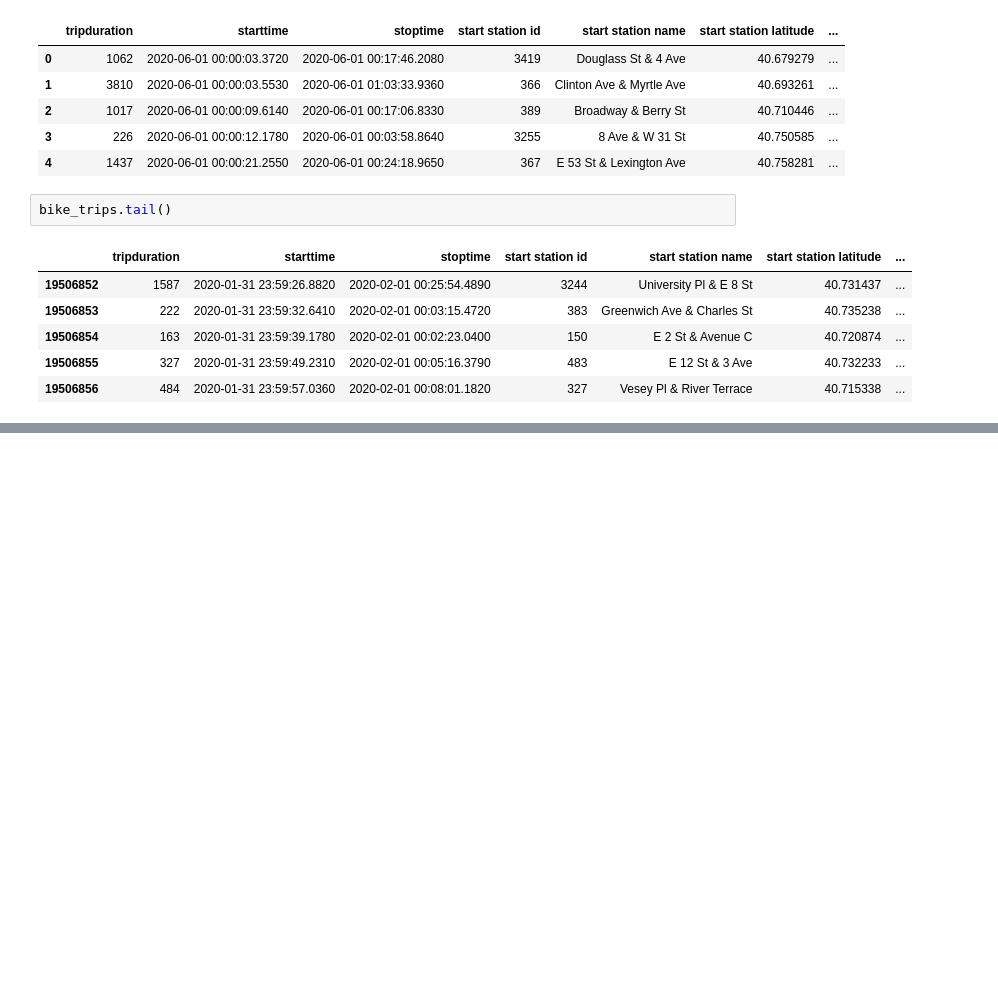
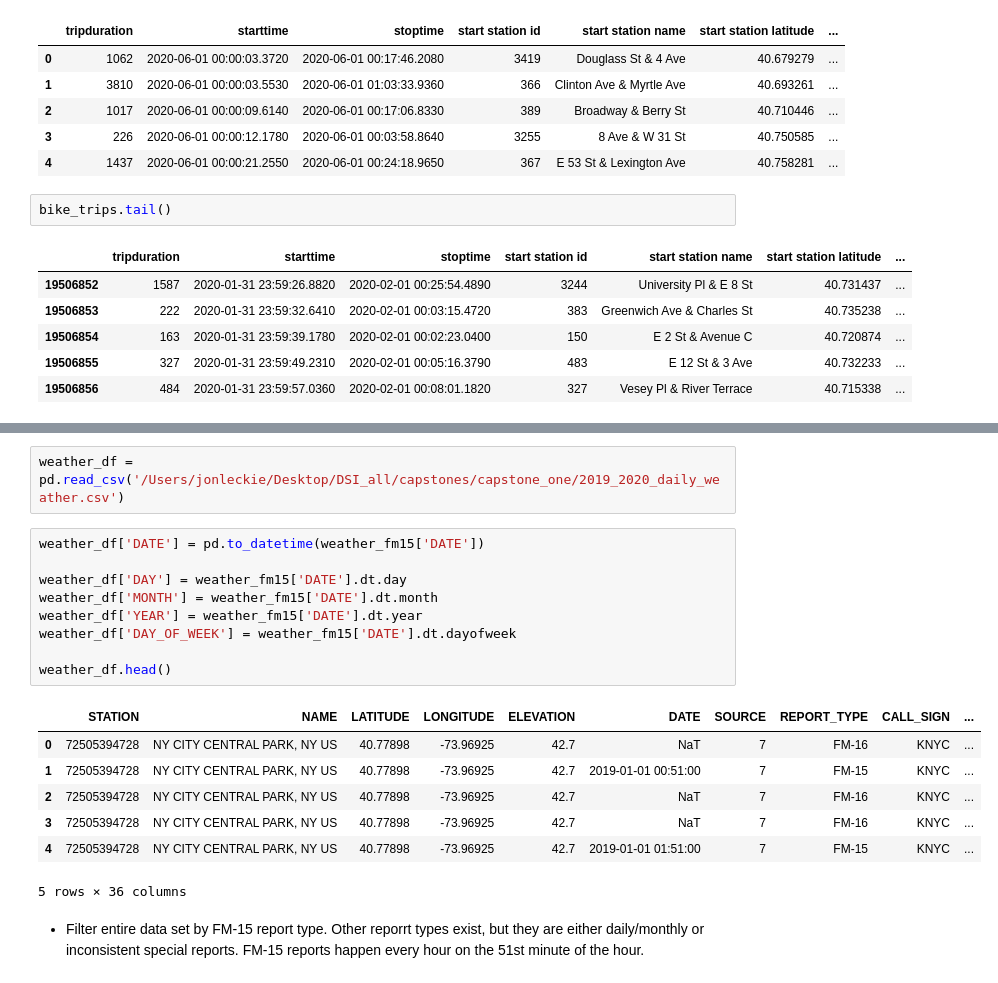
Before and after one commit to leckieje/fair_weather_cyclists, a Jupyter notebook: bike_weather_20.ipynb, the cells around one changed output, grey strips where cells are left out. Saved outputs shown, nothing was run; the diff lists cells and outputs as text; blank space fills up the shorter version.

```diff
--- a/bike_weather_20.ipynb
+++ b/bike_weather_20.ipynb
@@ -96,0 +127,21 @@ ax.hist(bike_trips['starttime'], bins=365);
+# %%
+weather_df = pd.read_csv('/Users/jonleckie/Desktop/DSI_all/capstones/capstone_one/2019_2020_daily_weather.csv')
+# %%
+weather_df['DATE'] = pd.to_datetime(weather_fm15['DATE'])
+
+weather_df['DAY'] = weather_fm15['DATE'].dt.day
+weather_df['MONTH'] = weather_fm15['DATE'].dt.month
+weather_df['YEAR'] = weather_fm15['DATE'].dt.year
+weather_df['DAY_OF_WEEK'] = weather_fm15['DATE'].dt.dayofweek
+
+weather_df.head()
+# %% [output]
+|  | STATION | NAME | LATITUDE | LONGITUDE | ELEVATION | DATE | SOURCE | REPORT_TYPE | CALL_SIGN | ... |
+| 0 | 72505394728 | NY CITY CENTRAL PARK, NY US | 40.77898 | -73.96925 | 42.7 | NaT | 7 | FM-16 | KNYC | ... |
+| 1 | 72505394728 | NY CITY CENTRAL PARK, NY US | 40.77898 | -73.96925 | 42.7 | 2019-01-01 00:51:00 | 7 | FM-15 | KNYC | ... |
+| 2 | 72505394728 | NY CITY CENTRAL PARK, NY US | 40.77898 | -73.96925 | 42.7 | NaT | 7 | FM-16 | KNYC | ... |
+| 3 | 72505394728 | NY CITY CENTRAL PARK, NY US | 40.77898 | -73.96925 | 42.7 | NaT | 7 | FM-16 | KNYC | ... |
+| 4 | 72505394728 | NY CITY CENTRAL PARK, NY US | 40.77898 | -73.96925 | 42.7 | 2019-01-01 01:51:00 | 7 | FM-15 | KNYC | ... |
+5 rows × 36 columns
+# %% [markdown]
+* Filter entire data set by FM-15 report type. Other reporrt types exist, but they are either daily/monthly or inconsistent special reports. FM-15 reports happen every hour on the 51st minute of the hour.
```
Also changed, not shown: parts of 25 cells of this notebook.
